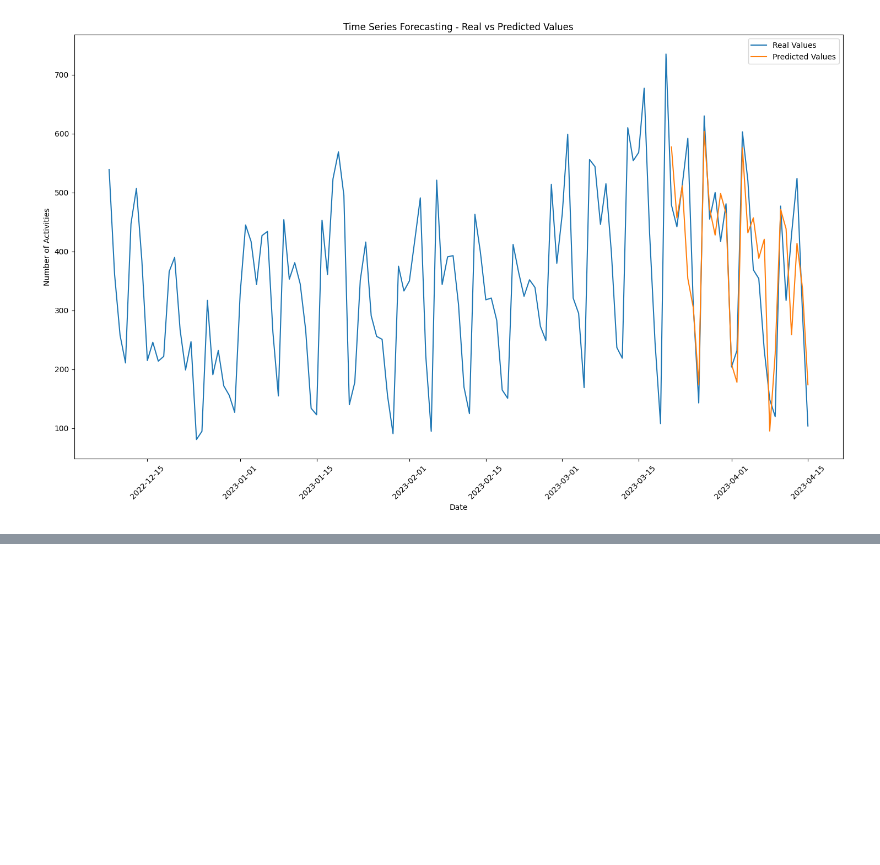
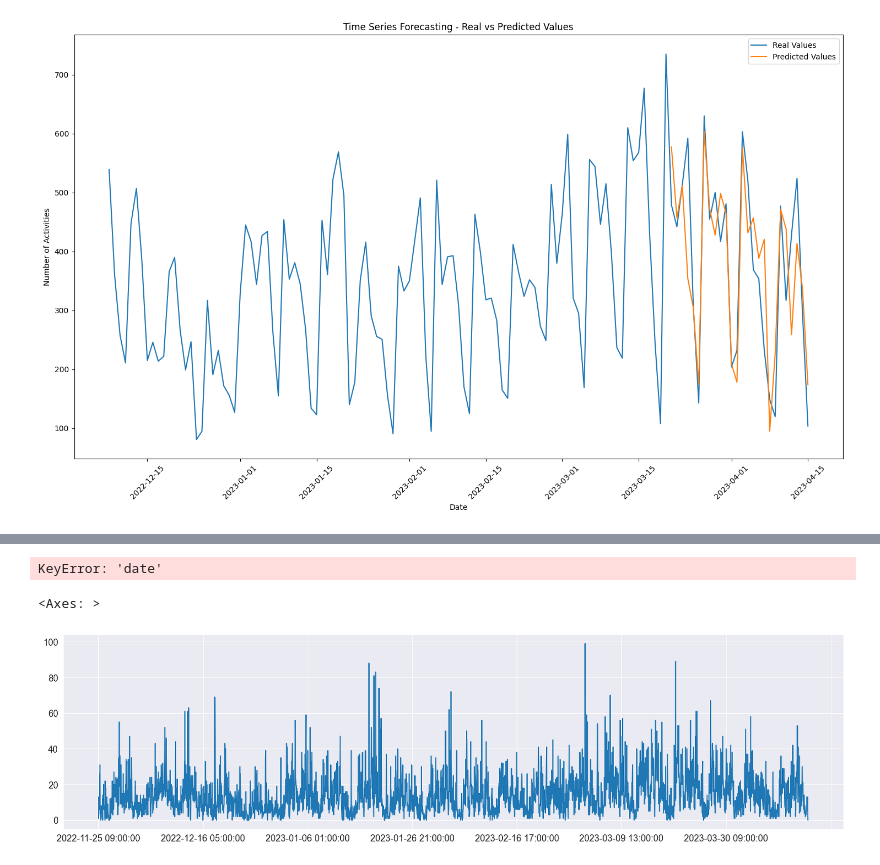
Before and after one commit to uhourri/GH-Bots-API, a Jupyter notebook: code/Time series forcasting.ipynb, the cells around one changed output, grey strips where cells are left out. Drawn from its saved outputs; the diff is of its cells as text; code cells hidden in the pictures; blank space fills up the shorter version.

Commit message:
grouping by date and hour for more precision ..

```diff
--- a/code/Time series forcasting.ipynb
+++ b/code/Time series forcasting.ipynb
@@ -43,3 +43,13 @@ activities_by_day
 | 53351 | zorro-bot[bot] | 2023-04-13 | 2 |
 | 53352 | zorro-bot[bot] | 2023-04-14 | 1 |
 53353 rows × 3 columns
+# %%
+activities_by_time = (
+    activities
+    .assign(datetime=activities['date'].dt.strftime('%Y-%m-%d %H:00:00'))
+    .groupby(['contributor', 'datetime'])
+    .activity.count()
+    .unstack(fill_value=0).stack()
+    .reset_index(name='n_activities')
+)
+activities_by_time
@@ -123,0 +150,10 @@ plt.show()
+# %%
+# Get the data of the top contributor 'codeclimate[bot]' to test time series forcasting method
+temp = (
+    activities_by_time[activities_by_time['contributor'] == 'codeclimate[bot]']
+    .drop(['contributor'], axis=1)
+    .reset_index(drop=True)
+    .set_index('datetime', drop=True)
+)
+temp.index.name = None
+temp
@@ -123,0 +176,25 @@ plt.show()
+# %%
+import matplotlib.pyplot as plt
+import datetime
+import pandas as pd
+import numpy as np
+import seaborn as sns
+from pandas.plotting import register_matplotlib_converters
+
+from statsmodels.tsa.seasonal import MSTL
+from statsmodels.tsa.seasonal import DecomposeResult
+
+register_matplotlib_converters()
+sns.set_style("darkgrid")
+# %%
+plt.rc("figure", figsize=(16, 12))
+plt.rc("font", size=13)
+# %%
+temp[(temp['date'] >= '2023-01-01') & (temp['date'] <= '2023-03-31')]
+# %% [output]
+KeyError: 'date'
+# %%
+temp["n_activities"].plot(figsize=[20, 5])
+# %% [output]
+<Axes: >
+[figure, added]
```
Also changed, not shown: parts of 9 cells of this notebook.
